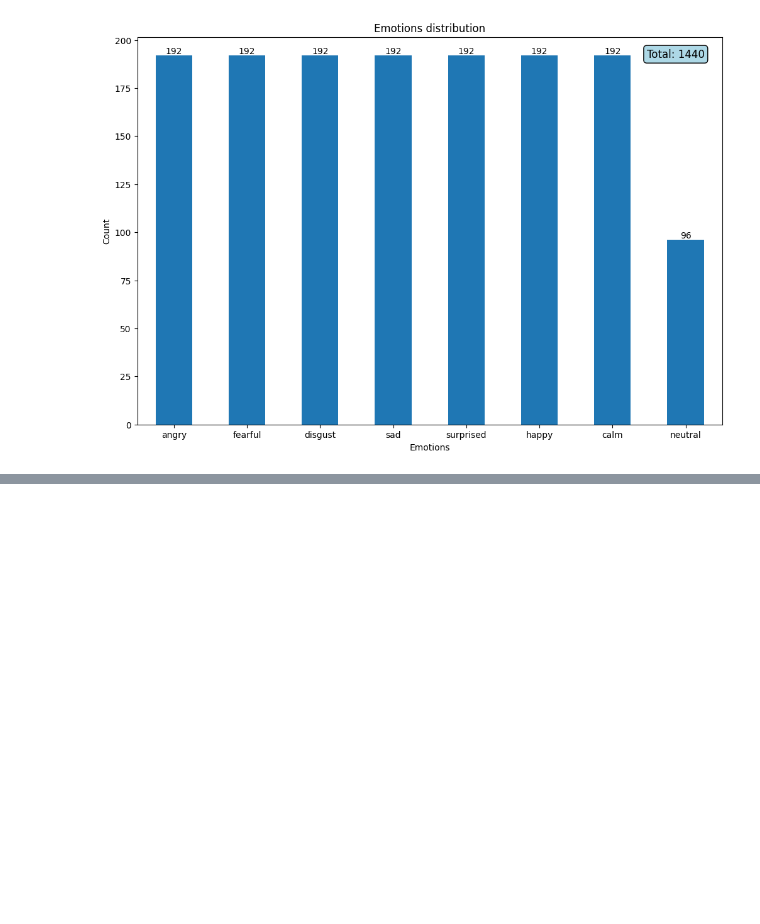
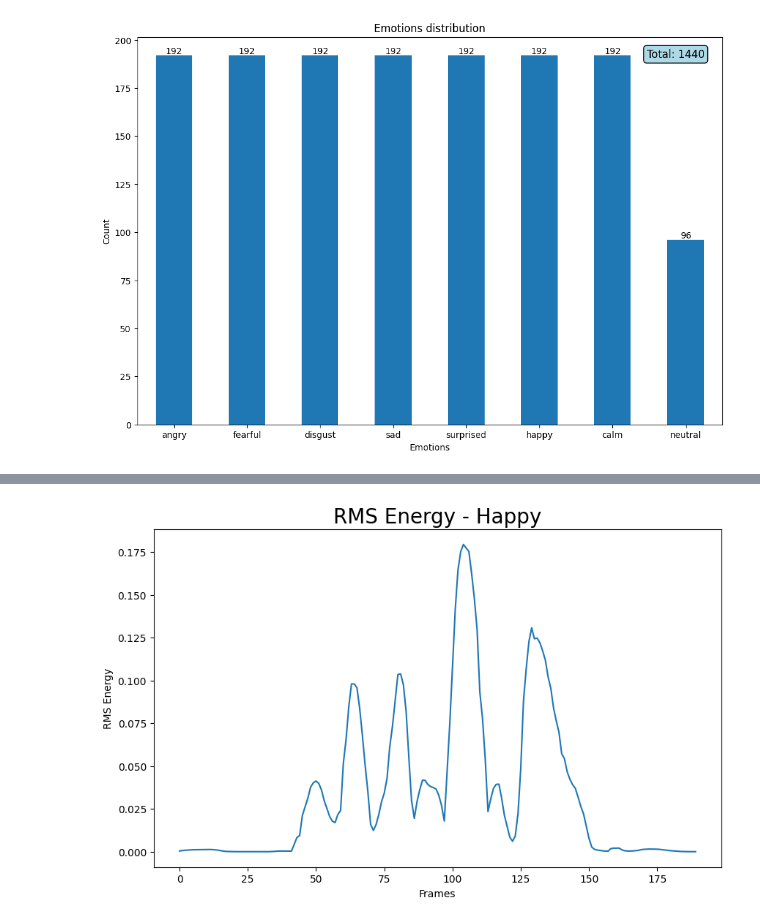
Before and after one commit to Silvano315/Speech-Emotion-Recognition-model-and-gui, a Jupyter notebook: notebooks/EDA.ipynb, the cells around one changed output, grey strips where cells are left out. Cells and saved outputs as stored; diff of their text form; code cells hidden in the pictures; blank space fills up the shorter version.

```diff
--- a/notebooks/EDA.ipynb
+++ b/notebooks/EDA.ipynb
@@ -59,0 +82,6 @@ Audio(data=data, rate=sampling_rate)
+# %%
+# RMS Energy plot
+
+rms_plot(data, sampling_rate, df['emotion'][audio])
+# %% [output]
+[figure, added]
```
Also changed, not shown: parts of 15 cells of this notebook.
